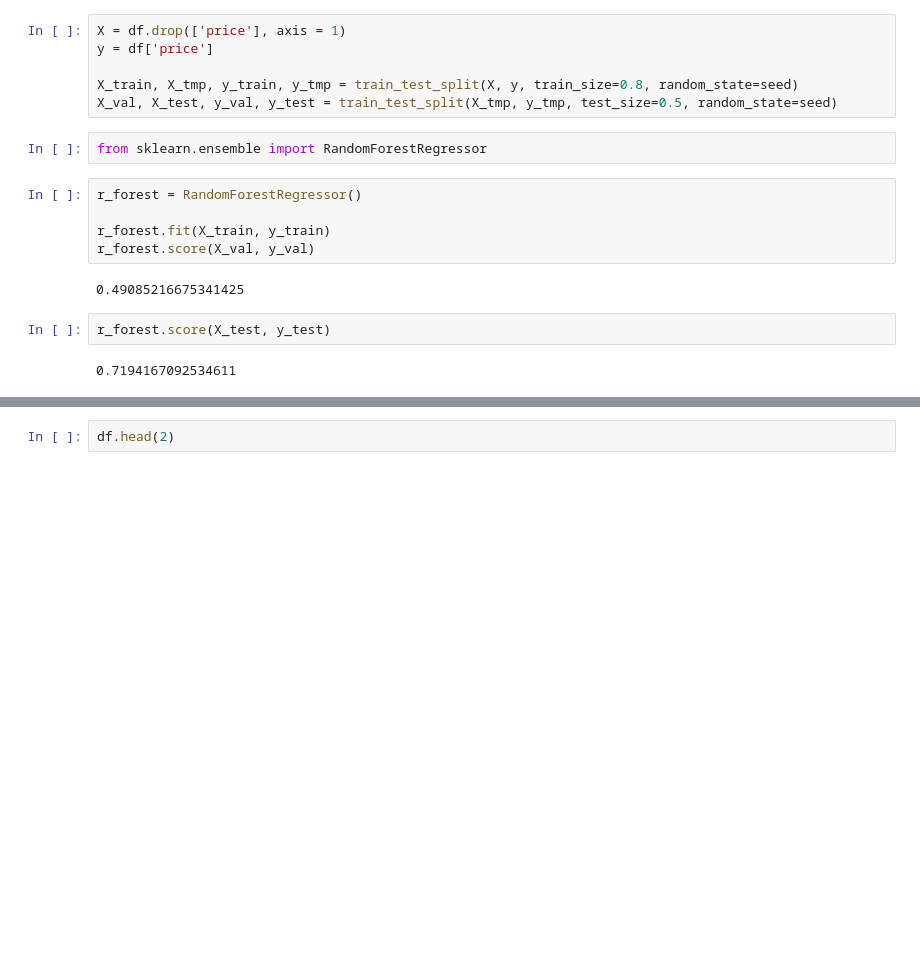
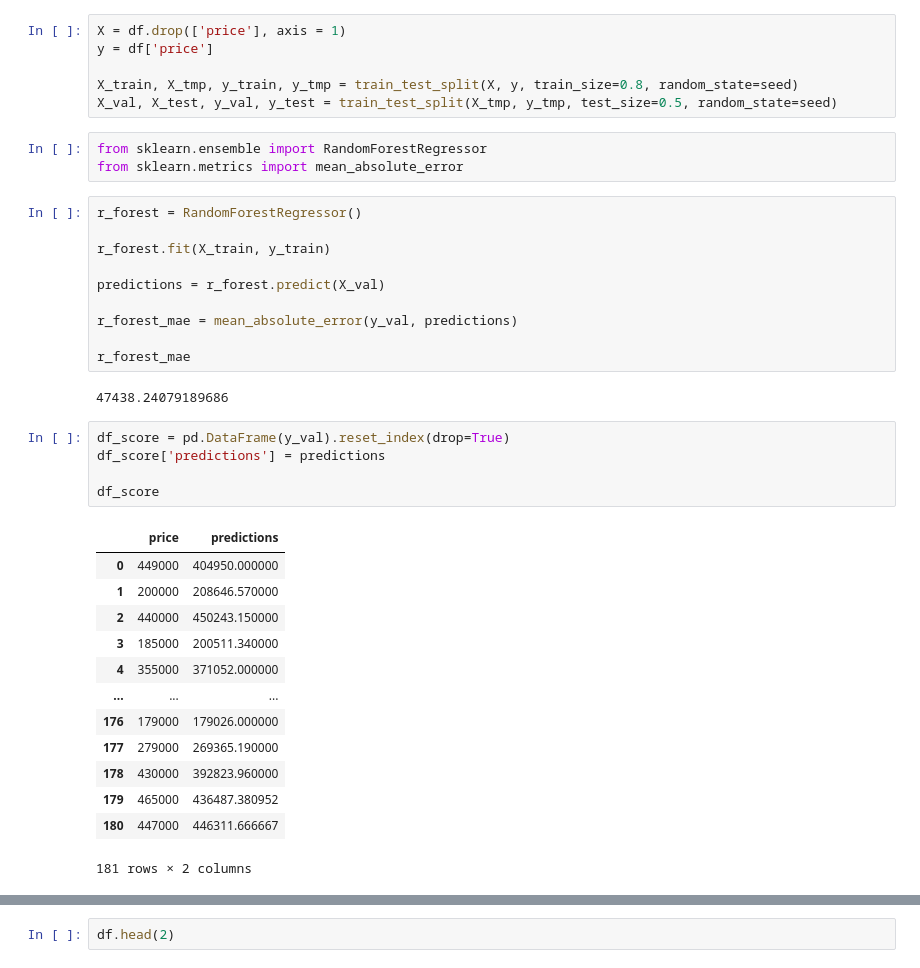
Before and after one commit to Nacim-B/Flat_Price_Prediction_in_Lyon, a Jupyter notebook: Flat_Price_Prediction.ipynb, the cells around one changed output, grey strips where cells are left out. Cells and saved outputs as stored; diff of their text form; blank space fills up the shorter version.

```diff
--- a/Flat_Price_Prediction.ipynb
+++ b/Flat_Price_Prediction.ipynb
@@ -343,14 +339,35 @@ X_train, X_tmp, y_train, y_tmp = train_test_split(X, y, train_size=0.8, random_s
 X_val, X_test, y_val, y_test = train_test_split(X_tmp, y_tmp, test_size=0.5, random_state=seed)
 # %%
 from sklearn.ensemble import RandomForestRegressor
+from sklearn.metrics import mean_absolute_error
 # %%
 r_forest = RandomForestRegressor()
 
 r_forest.fit(X_train, y_train)
-r_forest.score(X_val, y_val)
+
+predictions = r_forest.predict(X_val)
+
+r_forest_mae = mean_absolute_error(y_val, predictions)
+
+r_forest_mae
 # %% [output]
-0.49085216675341425
+47438.24079189686
-# %%
-r_forest.score(X_test, y_test)
-# %% [output]
-0.7194167092534611
+# %%
+df_score = pd.DataFrame(y_val).reset_index(drop=True)
+df_score['predictions'] = predictions
+
+df_score
+# %% [output]
+|  | price | predictions |
+| 0 | 449000 | 404950.000000 |
+| 1 | 200000 | 208646.570000 |
+| 2 | 440000 | 450243.150000 |
+| 3 | 185000 | 200511.340000 |
+| 4 | 355000 | 371052.000000 |
+| ... | ... | ... |
+| 176 | 179000 | 179026.000000 |
+| 177 | 279000 | 269365.190000 |
+| 178 | 430000 | 392823.960000 |
+| 179 | 465000 | 436487.380952 |
+| 180 | 447000 | 446311.666667 |
+181 rows × 2 columns
```
Also changed, not shown: parts of 2 cells of this notebook.
